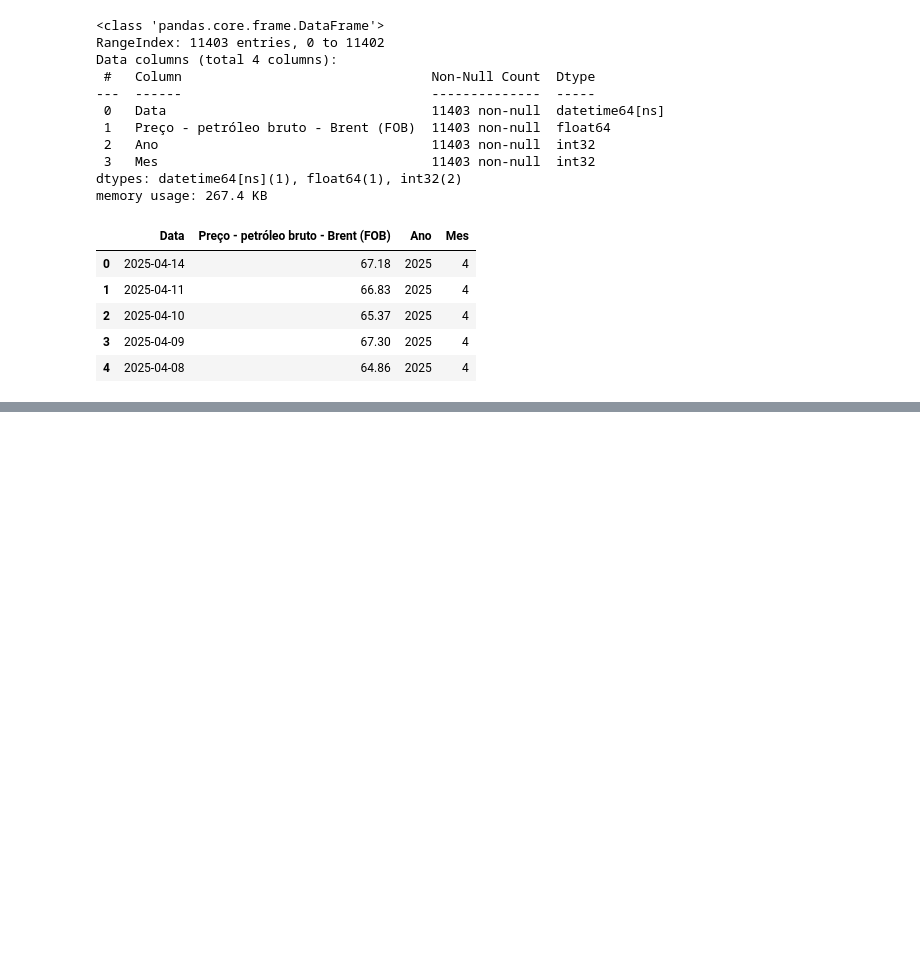
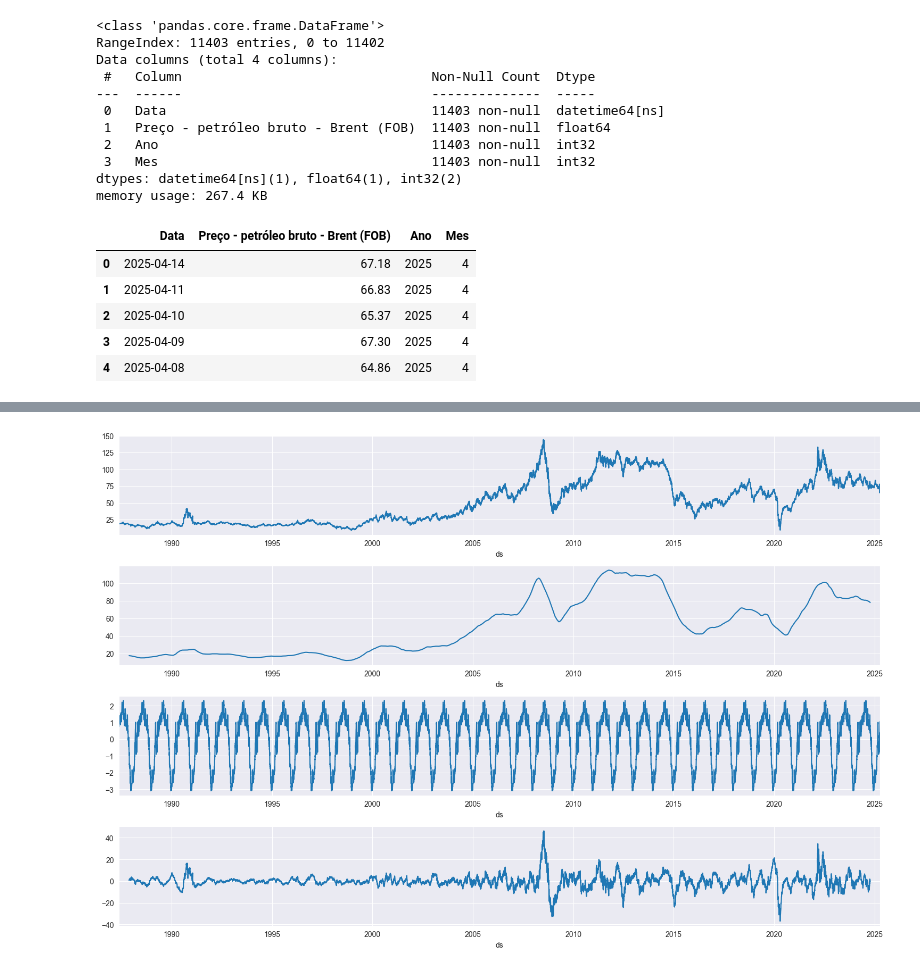
Before and after one commit to MichaelYuri/Brent-vision, a Jupyter notebook: notebooks/inicial.ipynb, the cells around one changed output, grey strips where cells are left out. Drawn from its saved outputs; the diff is of its cells as text; code cells hidden in the pictures; blank space fills up the shorter version.

```diff
--- a/notebooks/inicial.ipynb
+++ b/notebooks/inicial.ipynb
@@ -264,0 +354,20 @@ AttributeError: 'function' object has no attribute 'head'
+# %%
+from statsmodels.tsa.seasonal import seasonal_decompose
+
+# Decompose the time series
+resultados = seasonal_decompose(df1['y'], model='additive', period=365)
+# %%
+fig, (ax1,ax2,ax3,ax4) = plt.subplots(4,1, figsize = (15,10))
+
+# mostrando a série do data frame
+resultados.observed.plot(ax=ax1)
+# mostrando a tendência dos dados
+resultados.trend.plot(ax=ax2)
+# mostrando a sazonalidade - constante e recorrente
+resultados.seasonal.plot(ax=ax3)
+# mostrando os resíduos
+resultados.resid.plot(ax=ax4)
+
+plt.tight_layout()
+# %% [output]
+[figure, added]
```
Also changed, not shown: parts of 41 cells of this notebook.
